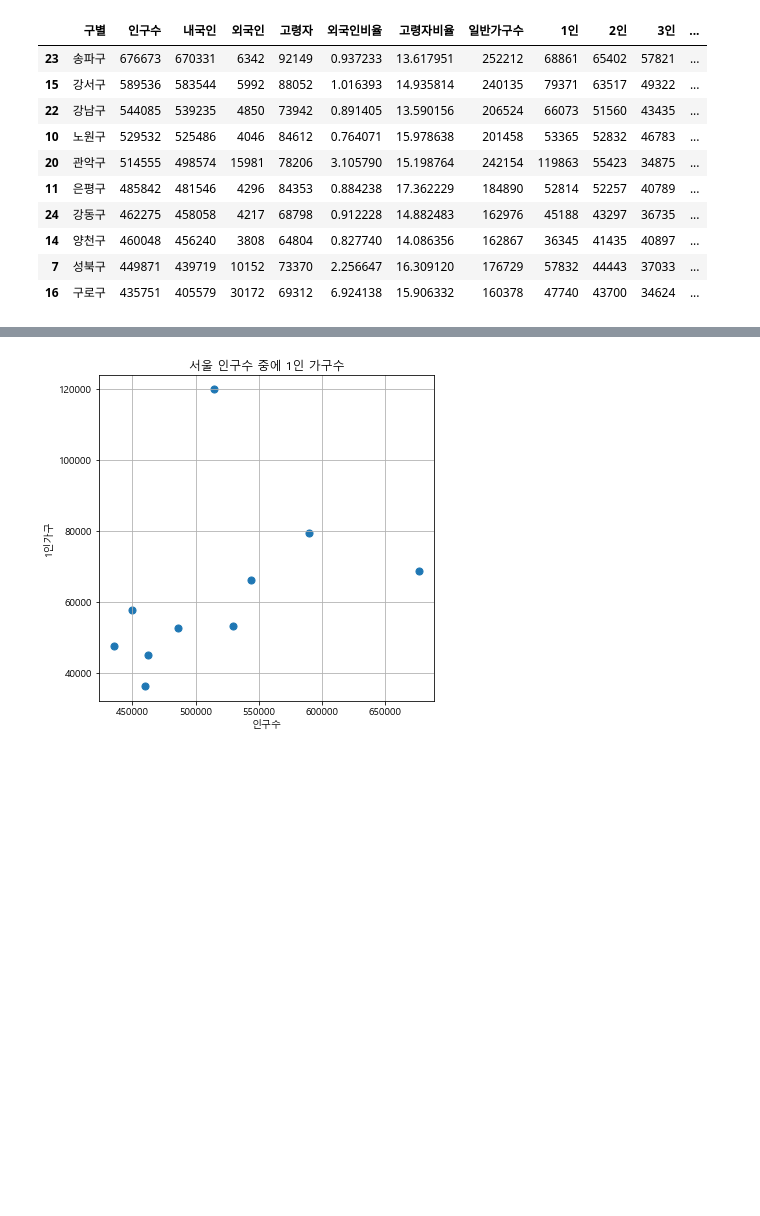
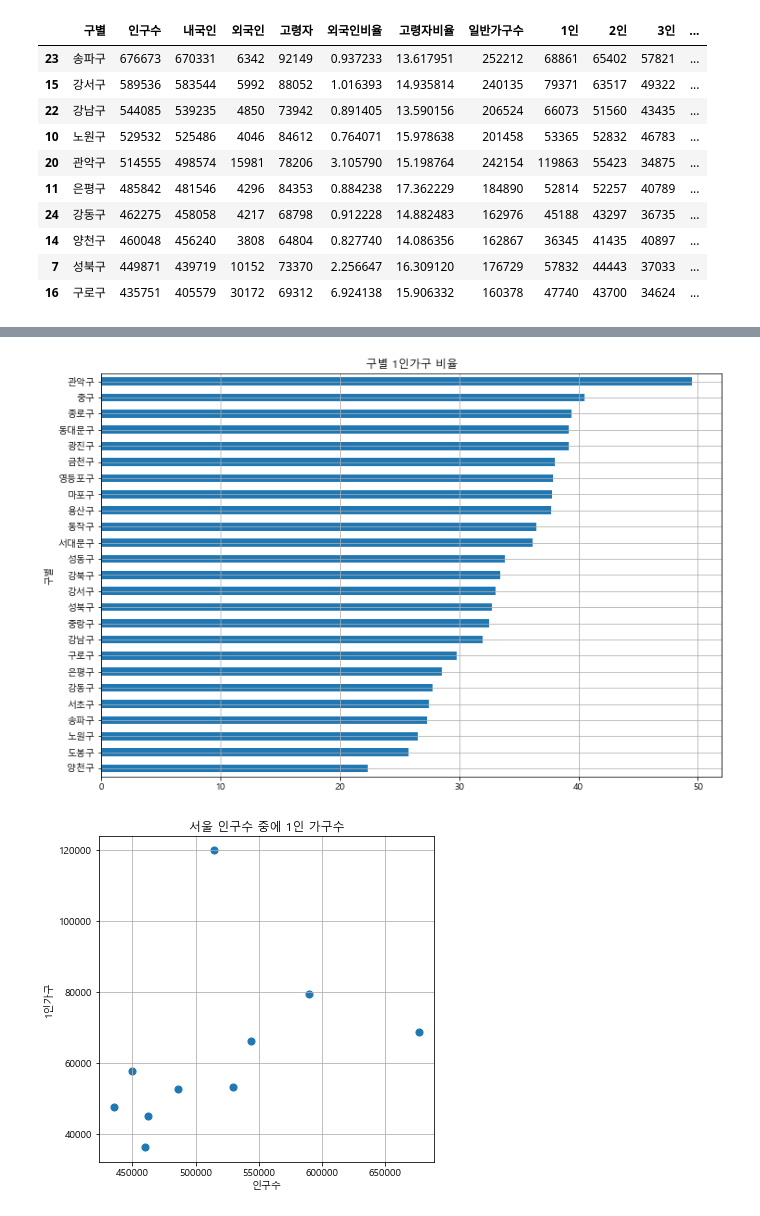
Before and after one commit to leele91/Data-Analysis-2020, a Jupyter notebook: 07.seoul/0002.가구원.ipynb, the cells around one changed output, grey strips where cells are left out. Drawn from its saved outputs; the diff is of its cells as text; code cells hidden in the pictures; blank space fills up the shorter version.

```diff
--- a/07.seoul/0002.가구원.ipynb
+++ b/07.seoul/0002.가구원.ipynb
@@ -250,3 +307,9 @@ plt.show()
+# %%
+drf1['1인 비율'].sort_values().plot(kind='barh', grid=True, figsize=(12,8))
+plt.title('구별 1인가구 비율')
+plt.show()
+# %% [output]
+[figure, added]
 # %%
 plt.figure(figsize=(6,6))
 plt.scatter(drf2['인구수'], drf2['1인'], s=50)
```
Also changed, not shown: parts of 25 cells of this notebook.
